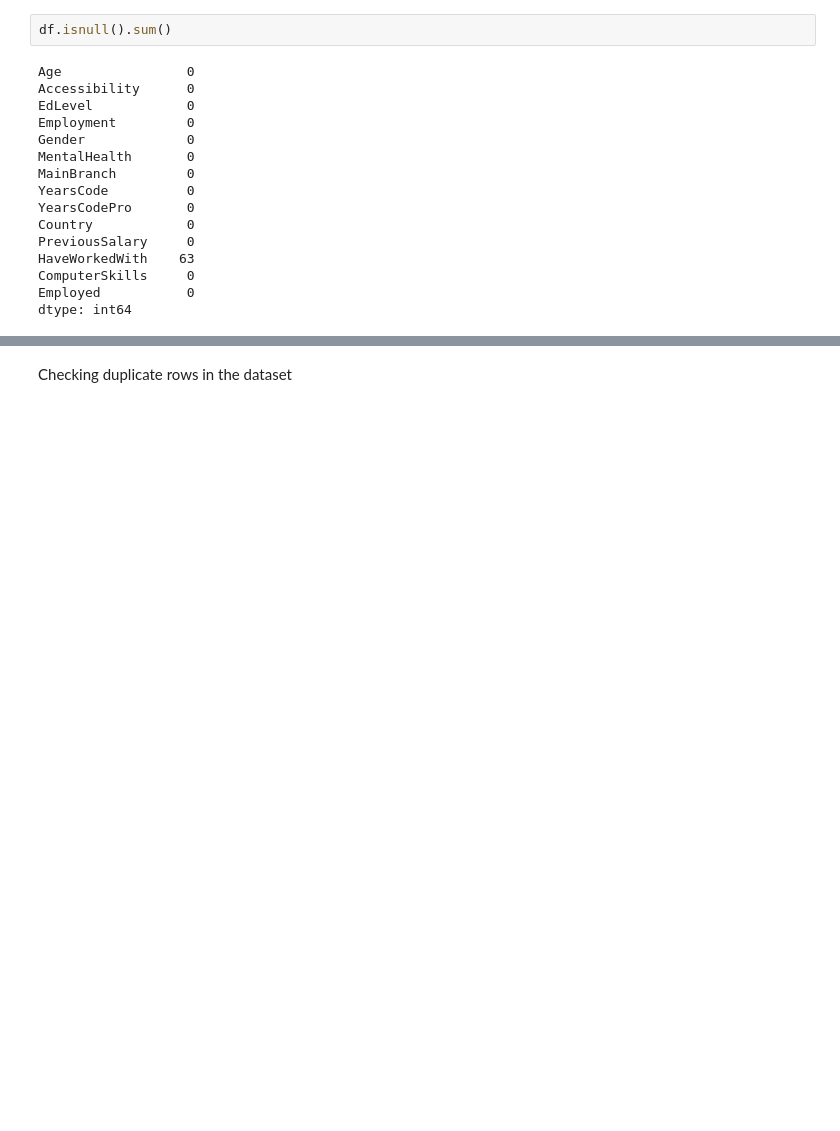
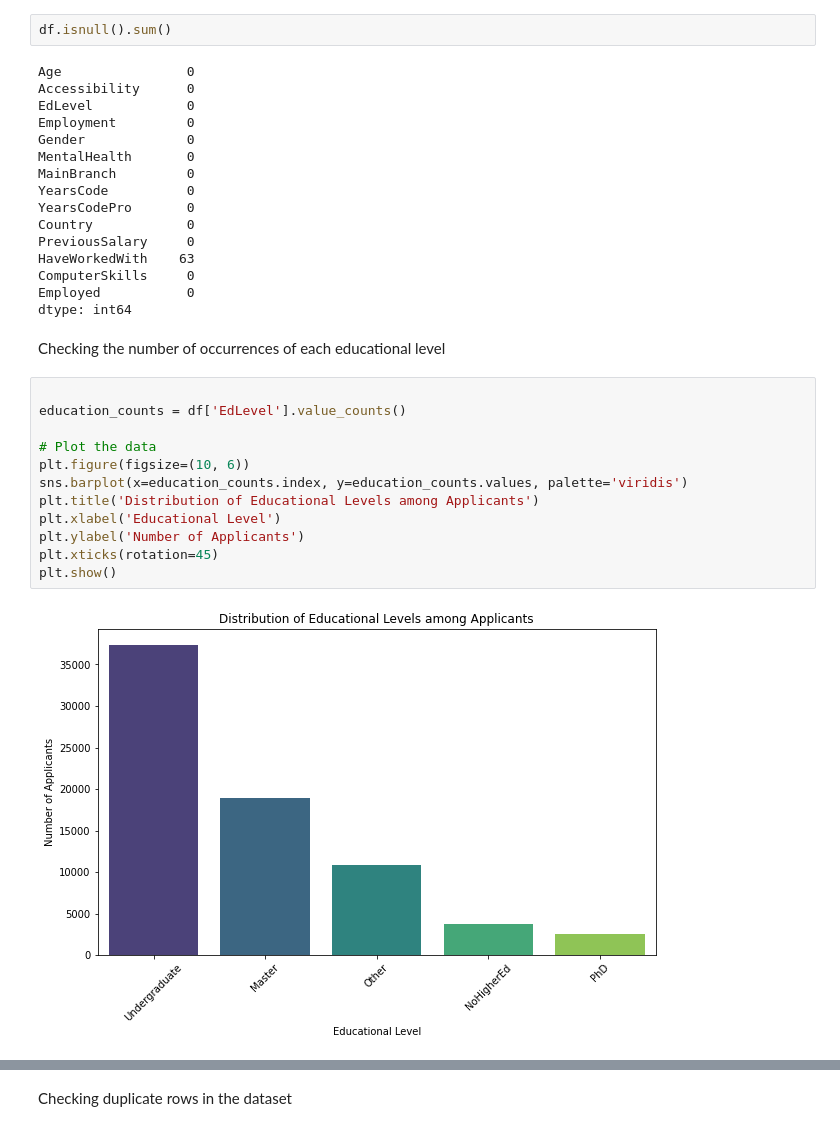
Before and after one commit to SoleilUmwiza92/AIForSociety-S6, a Jupyter notebook: Individual project/archive (1)/JobApplicants.ipynb, the cells around one changed output, grey strips where cells are left out. Drawn from its saved outputs; the diff is of its cells as text; blank space fills up the shorter version.

```diff
--- a/Individual project/archive (1)/JobApplicants.ipynb
+++ b/Individual project/archive (1)/JobApplicants.ipynb
@@ -102,3 +124,19 @@ HaveWorkedWith    63
 ComputerSkills     0
 Employed           0
 dtype: int64
+# %% [markdown]
+Checking the number of occurrences of each educational level
+# %%
+
+education_counts = df['EdLevel'].value_counts()
+
+# Plot the data
+plt.figure(figsize=(10, 6))
+sns.barplot(x=education_counts.index, y=education_counts.values, palette='viridis')
+plt.title('Distribution of Educational Levels among Applicants')
+plt.xlabel('Educational Level')
+plt.ylabel('Number of Applicants')
+plt.xticks(rotation=45)
+plt.show()
+# %% [output]
+[figure, added]
```
Also changed, not shown: parts of 47 cells of this notebook.
